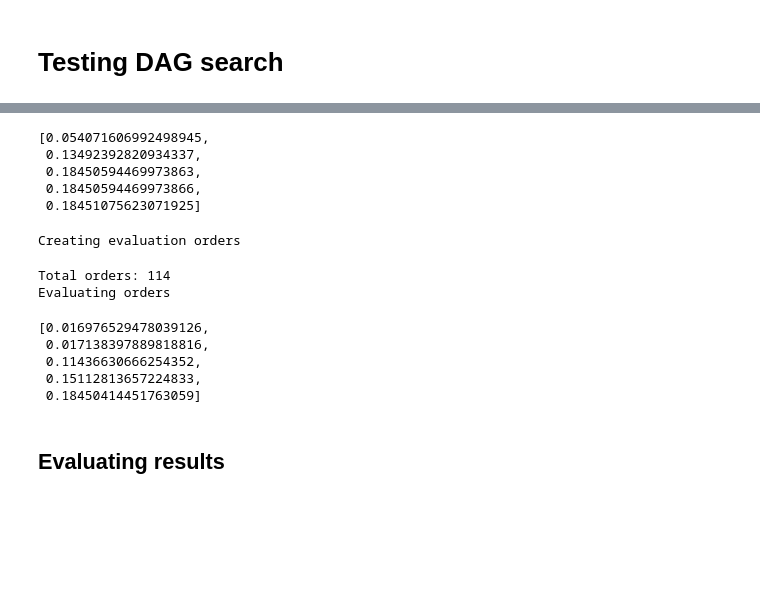
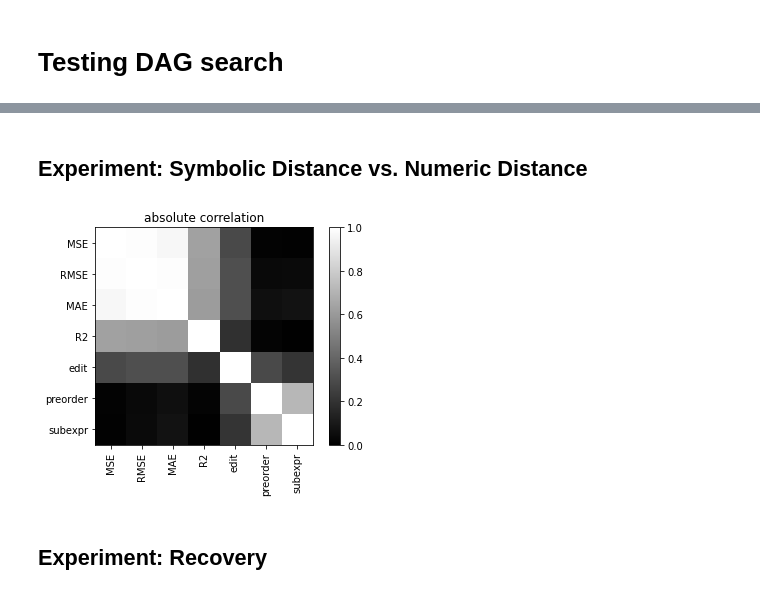
Before and after one commit to kahlmeyer94/DAG_search, a Jupyter notebook: test.ipynb, the cells around one changed output, grey strips where cells are left out. Cells and saved outputs as stored; diff of their text form; code cells hidden in the pictures; blank space fills up the shorter version.

Commit message:
added new experiment

```diff
--- a/test.ipynb
+++ b/test.ipynb
@@ -52,39 +24,20 @@ Evaluating graphs
-# %%
-res['losses']
-# %% [output]
-[0.054071606992498945,
- 0.13492392820934337,
- 0.18450594469973863,
- 0.18450594469973866,
- 0.18451075623071925]
-# %%
-loss_fkt = dag_search.MSE_loss_fkt(y)
-params = {
-    'X' : X,
-    'n_outps' : y.shape[1],
-    'loss_fkt' : loss_fkt,
-    'k' : 1,
-    'n_calc_nodes' : 3,
-    'n_processes' : 2,
-    'topk' : 5,
-    'opt_mode' : 'grid_zoom',
-    'verbose' : 2,
-    'max_orders' : 1000,
-    'stop_thresh' : 0.1
-}
-res = dag_search.exhaustive_search(**params)
-# %% [output]
-Creating evaluation orders
-Total orders: 114
-Evaluating orders
-# %%
-res['losses']
-# %% [output]
-[0.016976529478039126,
- 0.017138397889818816,
- 0.11436630666254352,
- 0.15112813657224833,
- 0.18450414451763059]
-# %% [markdown]
-## Evaluating results
+# %% [markdown]
+## Experiment: Symbolic Distance vs. Numeric Distance
+# %%
+corr_matrix = np.load('results/corr_matrix.npy')
+with open(f'results/distance_dict.p', 'rb') as handle:
+    dist_dict = pickle.load(handle)
+methods = list(dist_dict.keys())
+
+
+plt.imshow(np.abs(corr_matrix), vmin = 0, vmax = 1, cmap = 'gray')
+plt.colorbar()
+plt.xticks(range(corr_matrix.shape[0]), methods, rotation = 90)
+plt.yticks(range(corr_matrix.shape[0]), methods)
+plt.title('absolute correlation')
+plt.show()
+# %% [output]
+[figure, added]
+# %% [markdown]
+## Experiment: Recovery
 # %%
```
Also changed, not shown: parts of 16 cells of this notebook, 4 other files.
